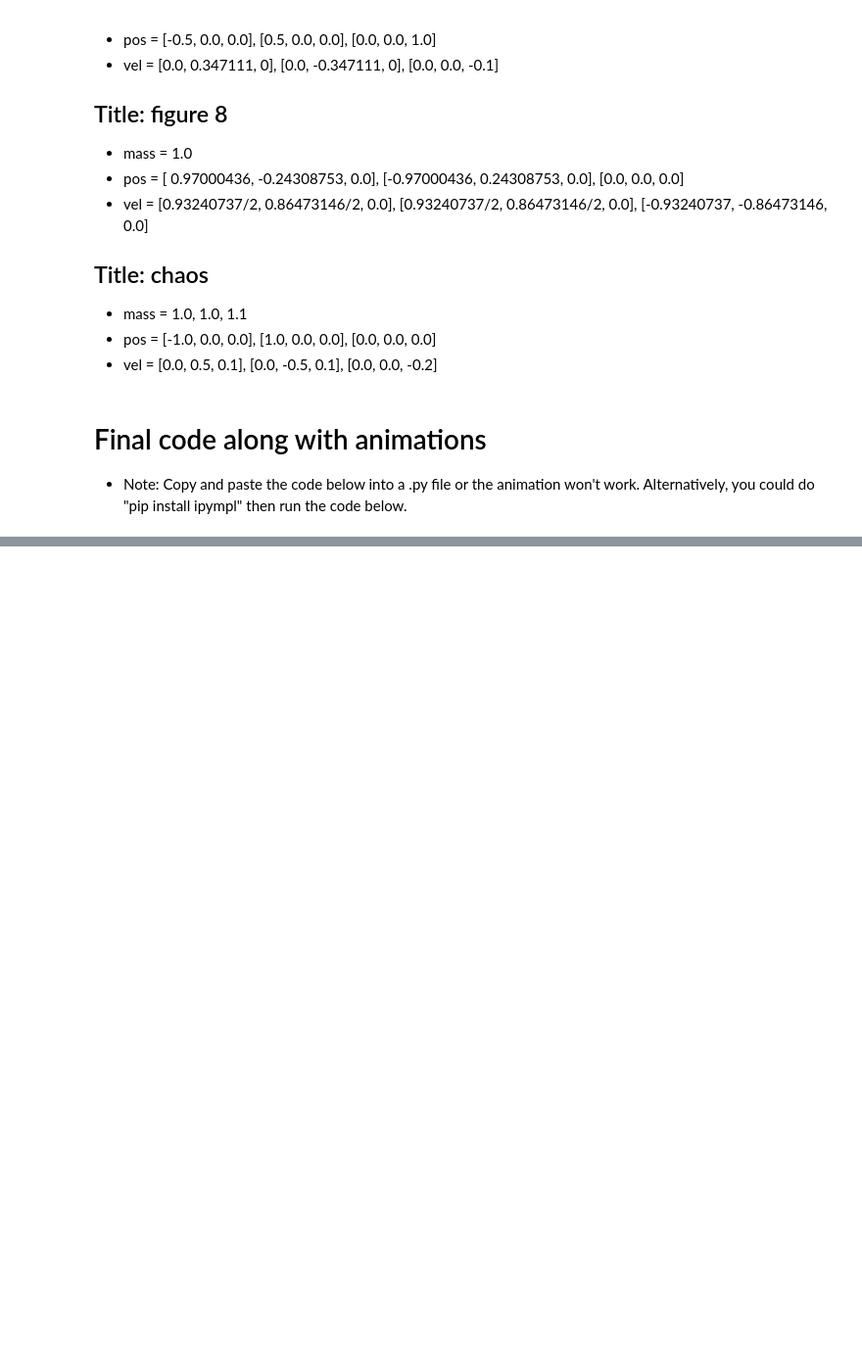
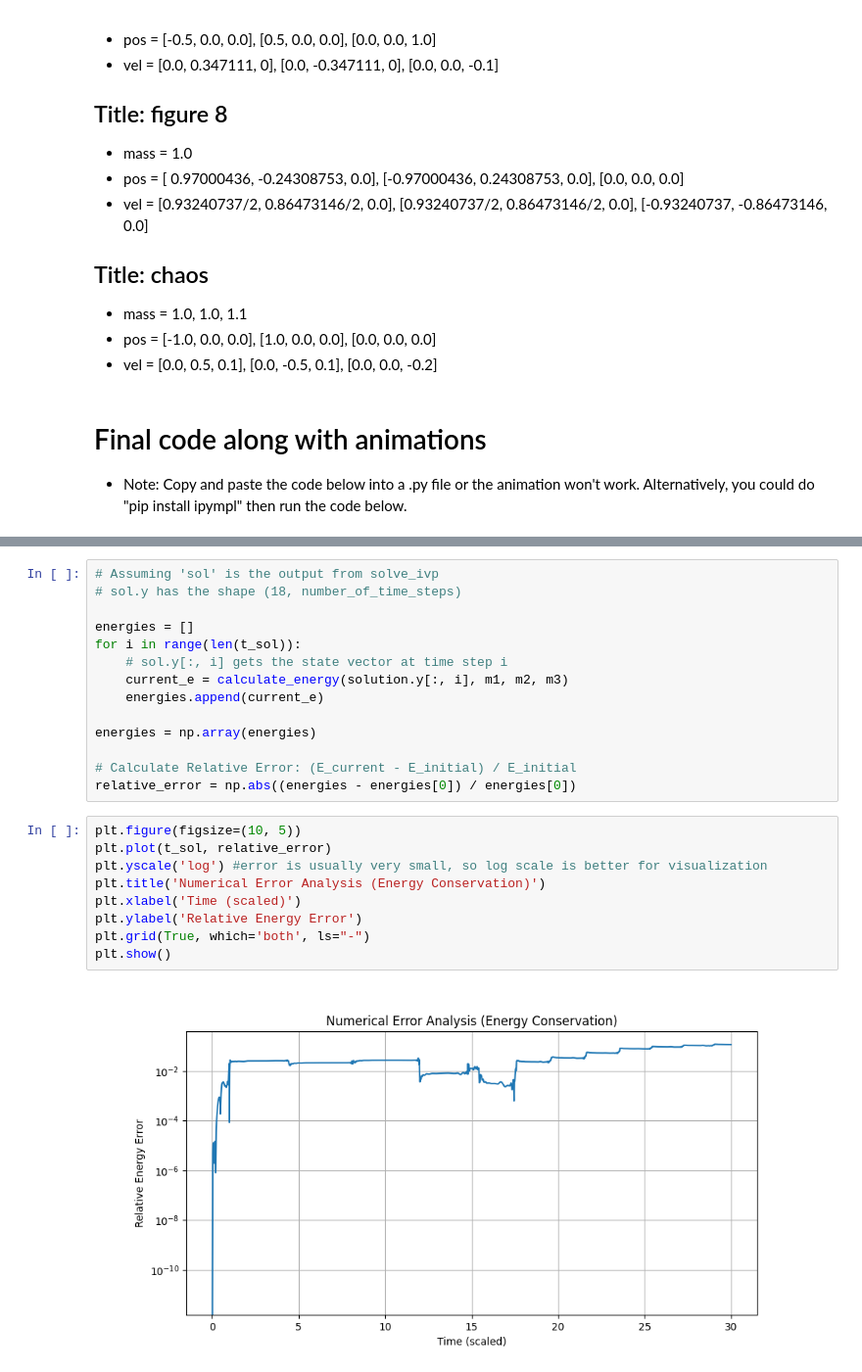
Before and after one commit to salmon11062006/compphysFinal, a Jupyter notebook: compPhysThreeBody.ipynb, the cells around one changed output, grey strips where cells are left out. Shown at 98% size. Saved outputs shown, nothing was run; the diff lists cells and outputs as text; blank space fills up the shorter version.

Commit message:
error analysis

```diff
--- a/compPhysThreeBody.ipynb
+++ b/compPhysThreeBody.ipynb
@@ -240,0 +272,25 @@ plt.show()
+# %%
+# Assuming 'sol' is the output from solve_ivp
+# sol.y has the shape (18, number_of_time_steps)
+
+energies = []
+for i in range(len(t_sol)):
+    # sol.y[:, i] gets the state vector at time step i
+    current_e = calculate_energy(solution.y[:, i], m1, m2, m3)
+    energies.append(current_e)
+
+energies = np.array(energies)
+
+# Calculate Relative Error: (E_current - E_initial) / E_initial
+relative_error = np.abs((energies - energies[0]) / energies[0])
+# %%
+plt.figure(figsize=(10, 5))
+plt.plot(t_sol, relative_error)
+plt.yscale('log') #error is usually very small, so log scale is better for visualization
+plt.title('Numerical Error Analysis (Energy Conservation)')
+plt.xlabel('Time (scaled)')
+plt.ylabel('Relative Energy Error')
+plt.grid(True, which='both', ls="-")
+plt.show()
+# %% [output]
+[figure, added]
```
Also changed, not shown: parts of 4 cells of this notebook.
